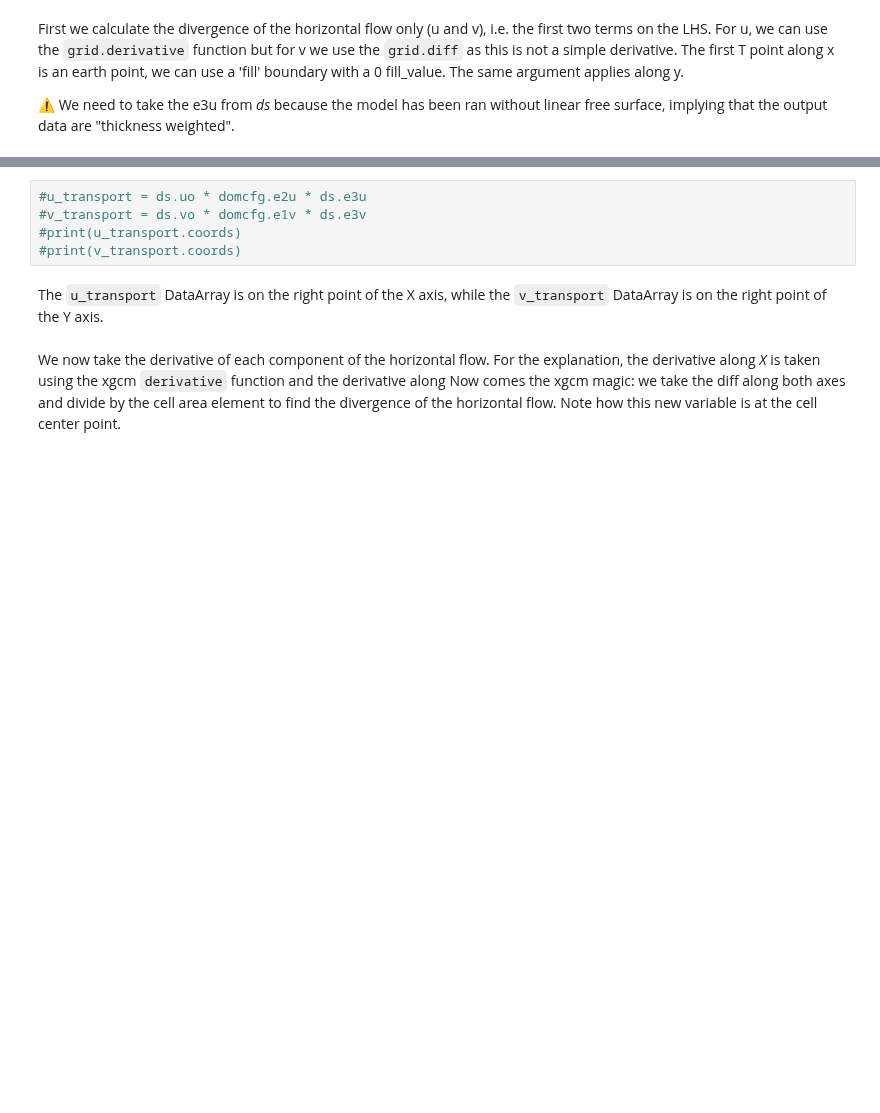
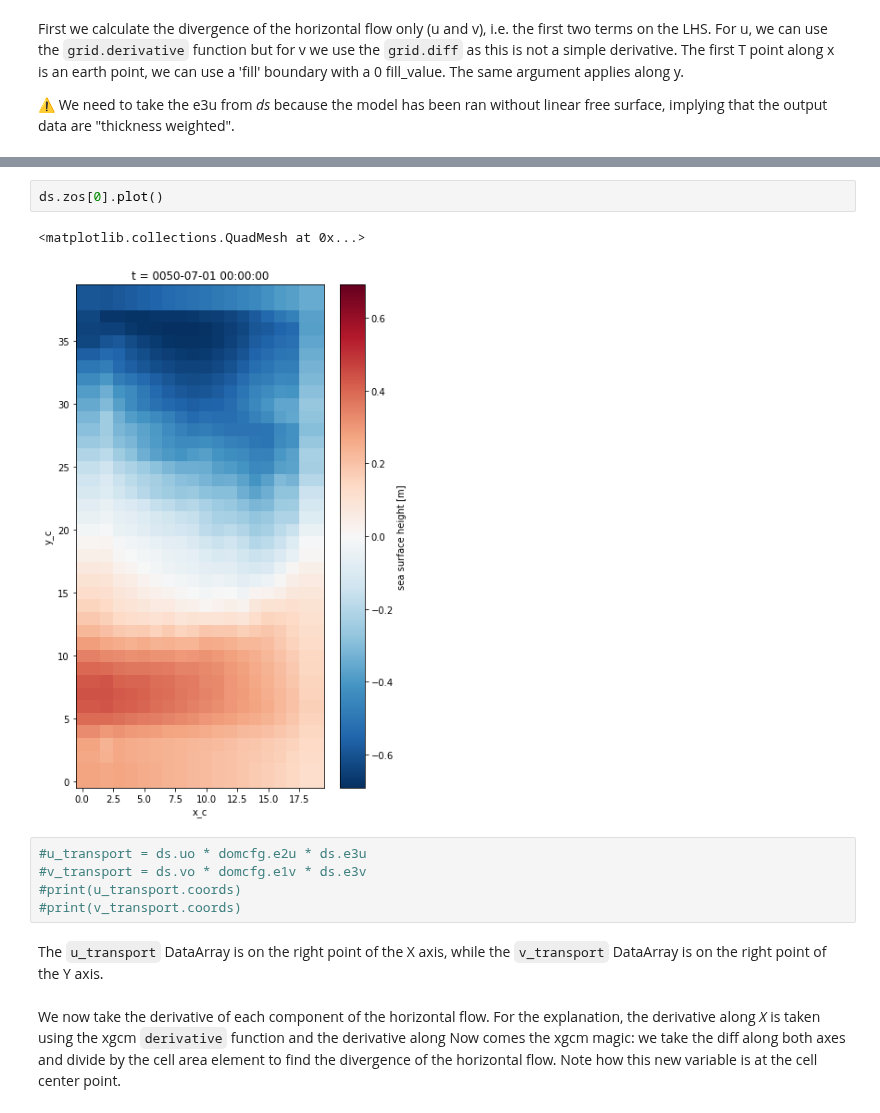
Before and after one commit to xgcm/xgcm, a Jupyter notebook: doc/example_nemo_idealized.ipynb, the cells around one changed output, grey strips where cells are left out. Cells and saved outputs as stored; diff of their text form; blank space fills up the shorter version.

```diff
--- a/doc/example_nemo_idealized.ipynb
+++ b/doc/example_nemo_idealized.ipynb
@@ -189,3 +214,8 @@ Coordinates:
+# %%
+ds.zos[0].plot()
+# %% [output]
+<matplotlib.collections.QuadMesh at 0x...>
+[figure, added]
 # %%
 #u_transport = ds.uo * domcfg.e2u * ds.e3u
 #v_transport = ds.vo * domcfg.e1v * ds.e3v
```
Also changed, not shown: parts of 17 cells of this notebook.
